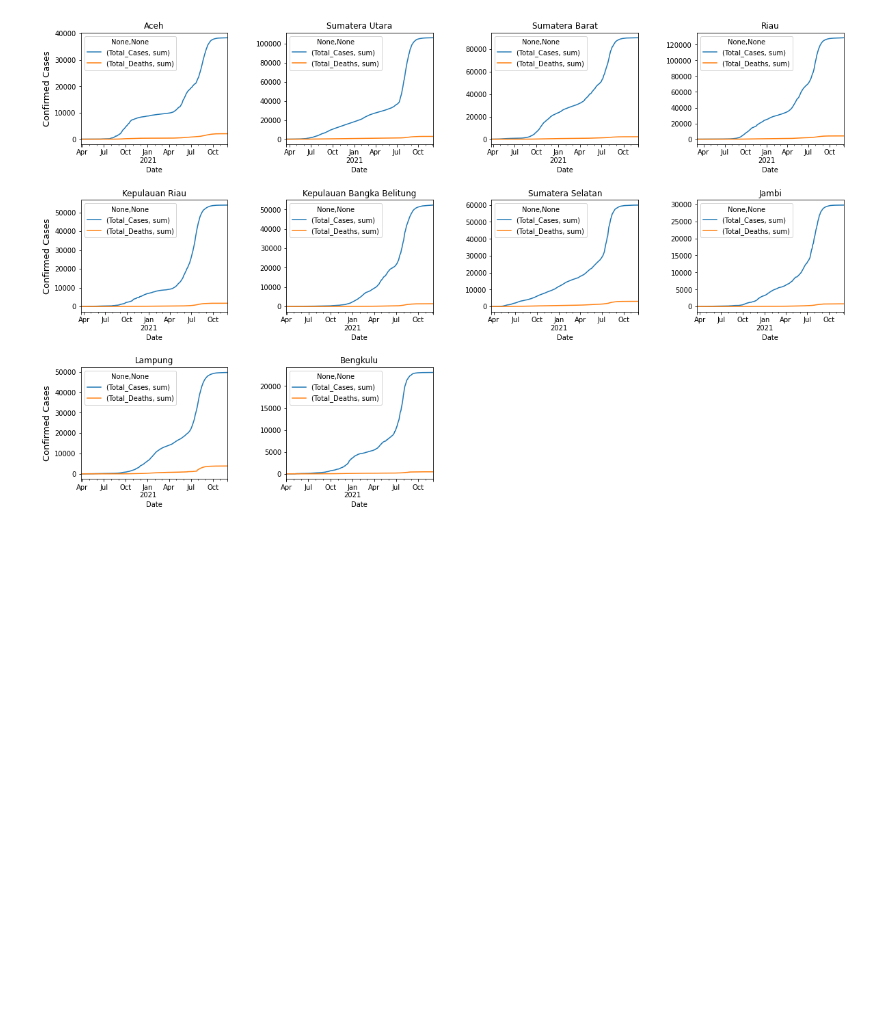
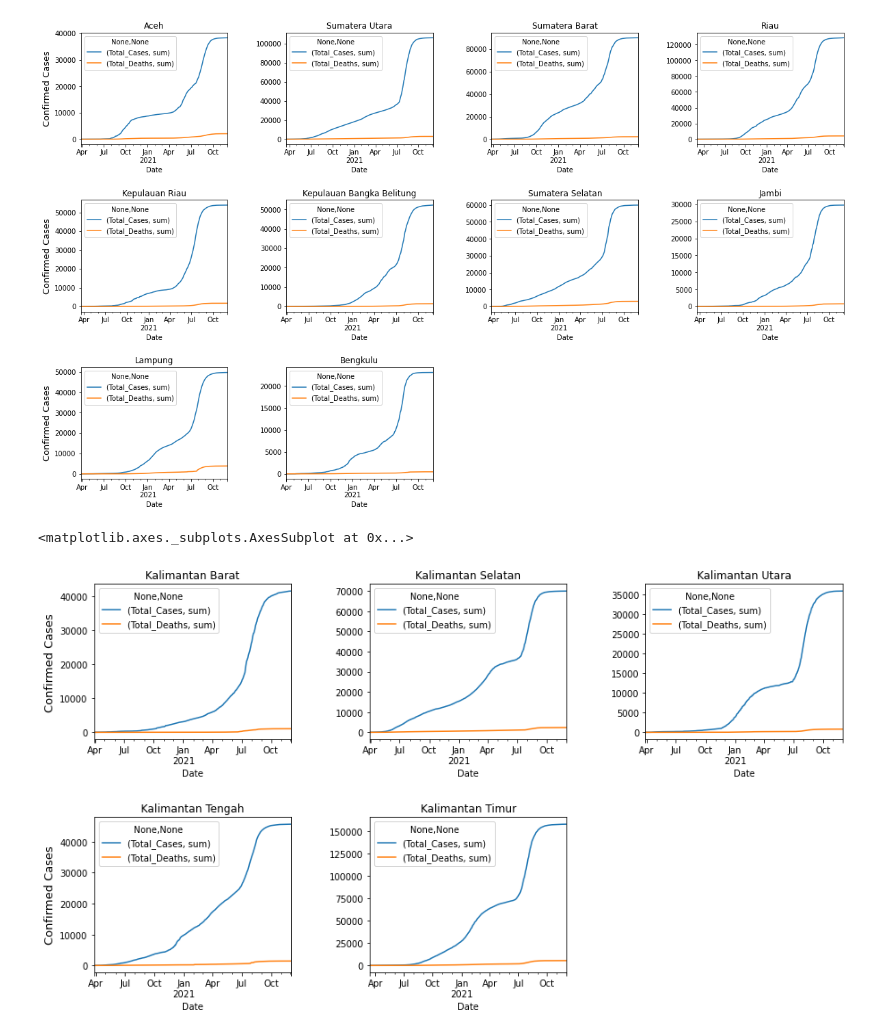
Before and after one commit to azizpambayun/project, a Jupyter notebook: covid_19_analysis_and_visualization_in_Indonesia.ipynb, the cells around one changed output. Cells and saved outputs as stored; diff of their text form; code cells hidden in the pictures; blank space fills up the shorter version.

```diff
--- a/covid_19_analysis_and_visualization_in_Indonesia.ipynb
+++ b/covid_19_analysis_and_visualization_in_Indonesia.ipynb
@@ -317,3 +317,45 @@ bengkulu.plot(ax=plt.gca(), title='Bengkulu')
 # %% [output]
 <matplotlib.axes._subplots.AxesSubplot at 0x...>
 [figure]
+# %%
+cc_kalbar = covid[covid['Location_ISO_Code']=='ID-KB'].groupby(['Date']).agg({'Total_Cases':['sum']})
+fatalities_kalbar = covid[covid['Location_ISO_Code']=='ID-KB'].groupby(['Date']).agg({'Total_Deaths':['sum']})
+kalbar = cc_kalbar.join(fatalities_kalbar)
+
+cc_kalsel = covid[covid['Location_ISO_Code']=='ID-KS'].groupby(['Date']).agg({'Total_Cases':['sum']})
+fatalities_kalsel = covid[covid['Location_ISO_Code']=='ID-KS'].groupby(['Date']).agg({'Total_Deaths':['sum']})
+kalsel = cc_kalsel.join(fatalities_kalsel)
+
+cc_kalut = covid[covid['Location_ISO_Code']=='ID-KU'].groupby(['Date']).agg({'Total_Cases':['sum']})
+fatalities_kalut = covid[covid['Location_ISO_Code']=='ID-KU'].groupby(['Date']).agg({'Total_Deaths':['sum']})
+kalut = cc_kalut.join(fatalities_kalut)
+
+cc_kalteng = covid[covid['Location_ISO_Code']=='ID-KT'].groupby(['Date']).agg({'Total_Cases':['sum']})
+fatalities_kalteng = covid[covid['Location_ISO_Code']=='ID-KT'].groupby(['Date']).agg({'Total_Deaths':['sum']})
+kalteng = cc_kalteng.join(fatalities_kalteng)
+
+cc_kaltim = covid[covid['Location_ISO_Code']=='ID-KI'].groupby(['Date']).agg({'Total_Cases':['sum']})
+fatalities_kaltim = covid[covid['Location_ISO_Code']=='ID-KI'].groupby(['Date']).agg({'Total_Deaths':['sum']})
+kaltim = cc_kaltim.join(fatalities_kaltim)
+
+plt.figure(figsize=(15,8))
+plt.subplot(2,3,1)
+plt.subplots_adjust(hspace=0.5, wspace=0.4)
+kalbar.plot(ax=plt.gca(), title='Kalimantan Barat')
+plt.ylabel('Confirmed Cases', size=13)
+
+plt.subplot(2,3,2)
+kalsel.plot(ax=plt.gca(), title='Kalimantan Selatan')
+
+plt.subplot(2,3,3)
+kalut.plot(ax=plt.gca(), title='Kalimantan Utara')
+
+plt.subplot(2,3,4)
+kalteng.plot(ax=plt.gca(), title='Kalimantan Tengah')
+plt.ylabel('Confirmed Cases', size=13)
+
+plt.subplot(2,3,5)
+kaltim.plot(ax=plt.gca(), title='Kalimantan Timur')
+# %% [output]
+<matplotlib.axes._subplots.AxesSubplot at 0x...>
+[figure, added]
```
